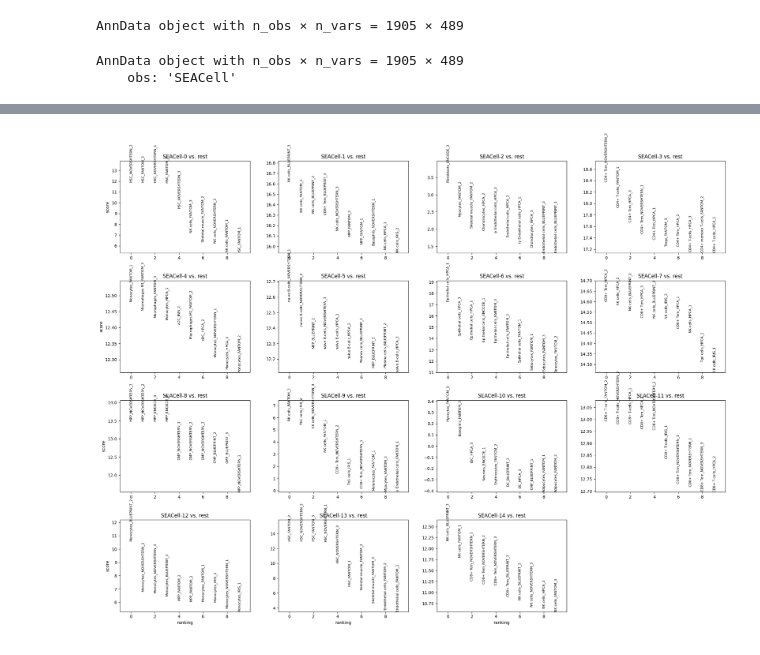
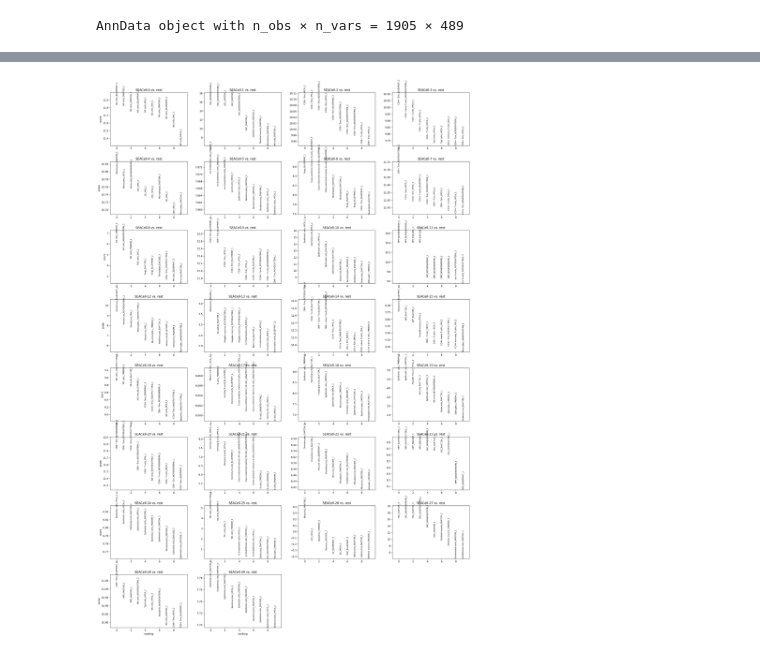
Before and after one commit to yuehtingchen/probablistic-model, a Jupyter notebook: notebooks/plot_results.ipynb, the cells around one changed output, grey strips where cells are left out. Cells and saved outputs as stored; diff of their text form; code cells hidden in the pictures.

```diff
--- a/notebooks/plot_results.ipynb
+++ b/notebooks/plot_results.ipynb
@@ -11,21 +12,23 @@ from scipy.sparse import csr_matrix
 import scanpy as sc
 import anndata
 # %%
-save_dir ='../figures/'
-results_dir = '../results/'
-ref_dir = '../../data/NGJ/'
+save_dir ='figures/'
+results_dir = '../results_HECA/'
+ref_dir = '../../data/HECA/'
+ref_name = 'HECA'
 ref_dataset_name = 'js'
 ref_assignment_dataset_name = 'SEACell_assignments'
 bulk_dataset_name = 'exp_metadata_cleaned_js'
-bulk_split_suffix = '_sus'
+bulk_split_suffix = ''
 
 SHIFT = False
 shift = '_shift' if SHIFT else ''
 SWITCH = True
 switch = '_switch' if SWITCH else ''
 normalization = 'switch' if SWITCH else 'gene'
-model = 'Normal'
-DATE = '2024-06-09'
+model = 'LogNorm'
+DATE = '2024-06-27'
+DATE2 = '2024-06-28'
 # %%
 # read reference data
 ref_df = pd.read_csv(ref_dir + ref_dataset_name + '_' + normalization + '.csv', delimiter='\t', index_col=0).T
@@ -117,11 +301,8 @@ AnnData object with n_obs × n_vars = 1905 × 489
 ref_adata.obs_names = ref_df.index
 ref_adata.var_names = ref_df.columns
 ref_adata.obs['SEACell'] = ref_assign_df['SEACell']
-# %% [output]
-AnnData object with n_obs × n_vars = 1905 × 489
-    obs: 'SEACell'
 # %%
 # rank genes
 sc.tl.rank_genes_groups(ref_adata, 'SEACell', method='wilcoxon')
-sc.pl.rank_genes_groups(ref_adata, n_genes=10, sharey=False, save=f'{model}_rank_genes_groups{switch}{shift}.pdf')
+sc.pl.rank_genes_groups(ref_adata, n_genes=10, sharey=False, save=f'_{ref_name}_{model}{switch}{shift}.pdf')
 # %% [output]
@@ -129 +310 @@ WARNING: saving figure to file figures/rank_genes_groups_SEACellNormal_rank_gene
-[figure, old version]
+[figure, new version]
```
Also changed, not shown: parts of 28 cells of this notebook.
